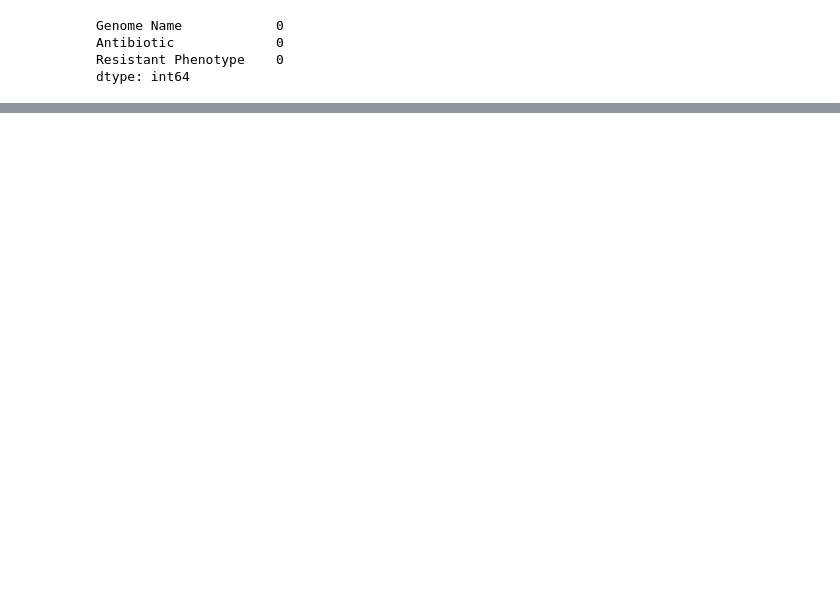
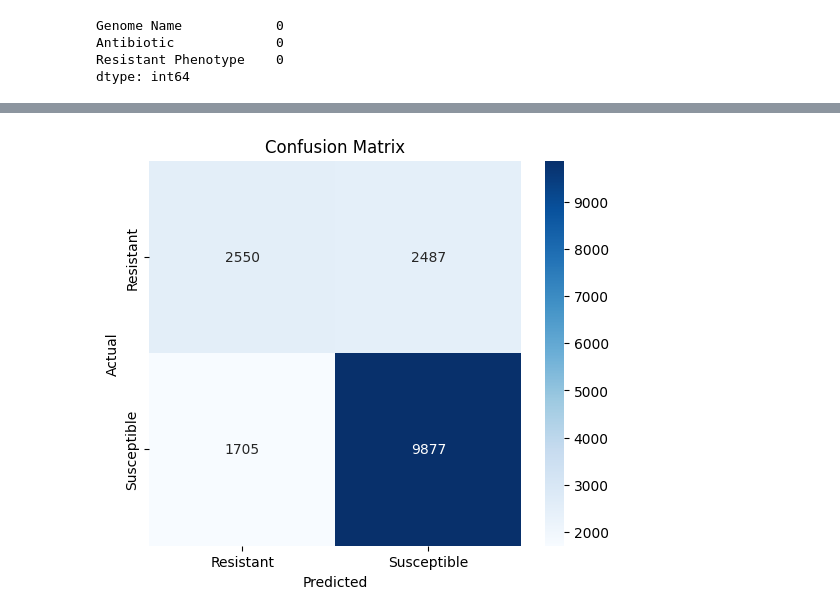
Before and after one commit to MZaidNaeem/ML_hackathon_loopverse_2.0, a Jupyter notebook: notebook.ipynb, the cells around one changed output, grey strips where cells are left out. Cells and saved outputs as stored; diff of their text form; code cells hidden in the pictures; blank space fills up the shorter version.

```diff
--- a/notebook.ipynb
+++ b/notebook.ipynb
@@ -268,0 +319,7 @@ dtype: int64
+# %%
+X_train, X_test, y_train, y_test = train_test_split(
+    X, y, test_size=0.2, stratify=y, random_state=42
+)
+# %%
+smote = SMOTE(random_state=42)
+X_train, y_train = smote.fit_resample(X_train, y_train)
@@ -268,0 +402,19 @@ dtype: int64
+# %%
+from xgboost import XGBClassifier
+
+best_params = {
+    'n_estimators': 408,
+    'max_depth': 10,
+    'learning_rate': 0.2315943299883087,
+    'subsample': 0.605158802939256,
+    'colsample_bytree': 0.9553220284774916,
+    'gamma': 0.6293362442928374,
+    'reg_alpha': 2.46803909857619,
+    'reg_lambda': 1.7349905444022906,
+    'random_state': 42,
+    'use_label_encoder': False,
+    'eval_metric': 'logloss'
+}
+
+final_model = XGBClassifier(**best_params)
+final_model.fit(X_train, y_train)
@@ -268,0 +437,2 @@ dtype: int64
+# %%
+y_pred = final_model.predict(X_test)
@@ -268,0 +459,12 @@ dtype: int64
+# %%
+# Predictions
+cm = confusion_matrix(y_test, y_pred)
+plt.figure(figsize=(6,5))
+sns.heatmap(cm, annot=True, fmt='d', cmap='Blues',
+            xticklabels=le.classes_, yticklabels=le.classes_)
+plt.xlabel('Predicted')
+plt.ylabel('Actual')
+plt.title('Confusion Matrix')
+plt.show()
+# %% [output]
+[figure, added]
```
Also changed, not shown: parts of 24 cells of this notebook, 4 other files.
